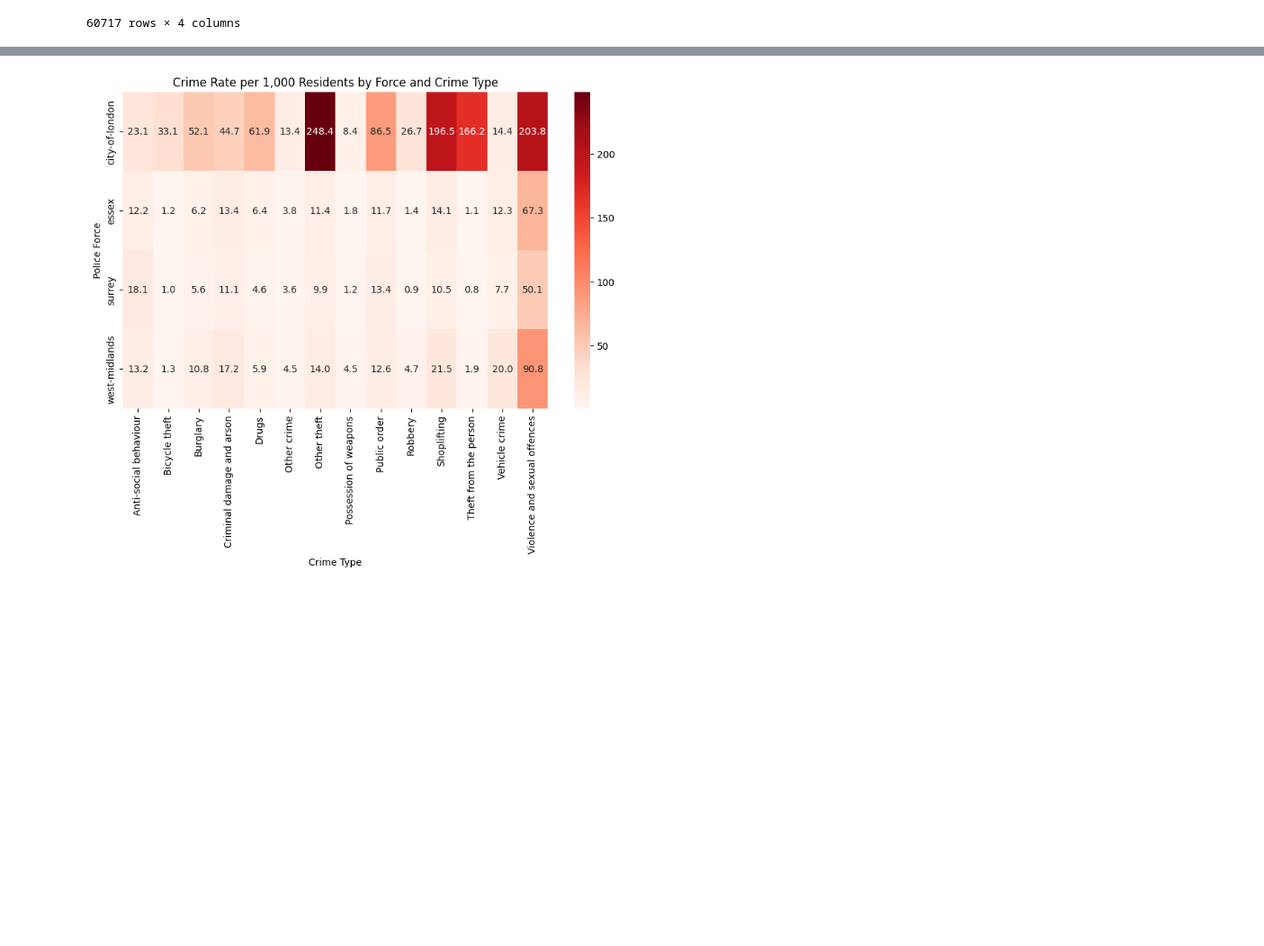
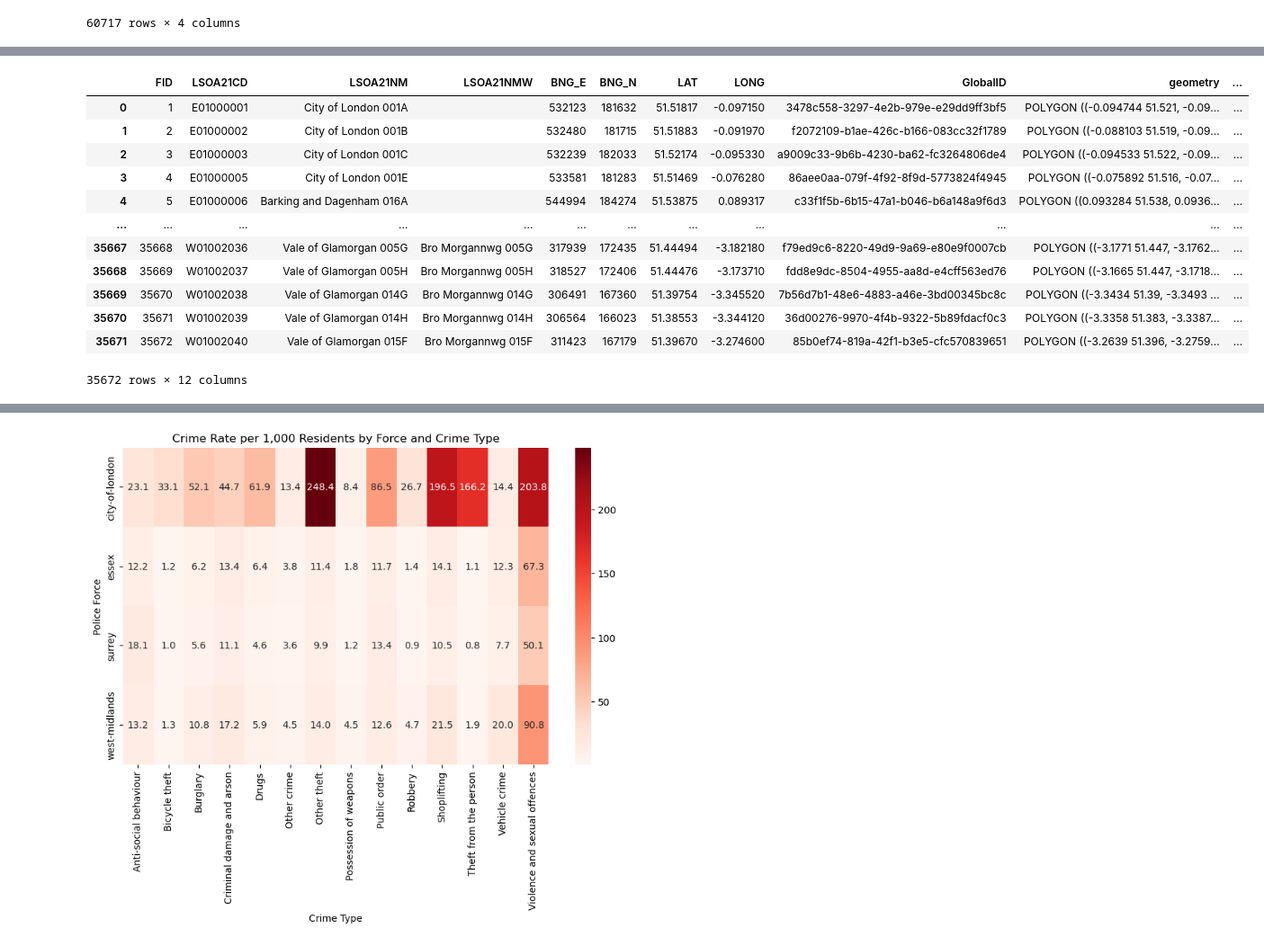
Before and after one commit to adck872/crime_data_analysis, a Jupyter notebook: analysis.ipynb, the cells around one changed output, grey strips where cells are left out. Shown at 90% size. Drawn from its saved outputs; the diff is of its cells as text; code cells hidden in the pictures; blank space fills up the shorter version.

```diff
--- a/analysis.ipynb
+++ b/analysis.ipynb
@@ -478,20 +466,8 @@ location_lsoa_summary
 | 60716 | west-midlands | On or near Zouche Close | Dudley 023A | 3 |
 60717 rows × 4 columns
 # %%
-import folium
-import json
+import geopandas as gpd
 
-m = folium.Map(location=[51.5, -0.1], zoom_start=10)
-
-folium.Choropleth(
-    geo_data="LSOA.geojson",
-    data=crime_lsoa,
-    columns=["LSOA code", "Crimes"],
-    key_on="feature.properties.LSOA11CD",
-    fill_color="YlOrRd",
-    fill_opacity=0.7,
-    line_opacity=0.2,
-).add_to(m)
-
-m
+lsoa = gpd.read_file("map-data/map.geojson")
+lsoa.head()
 # %% [output]
@@ -498,0 +516,28 @@ ModuleNotFoundError: No module named 'folium'
+# %%
+lsoa_summary = (
+    df.groupby("LSOA name")
+      .size()
+      .reset_index(name="Crime_count")
+)
+
+gdf = lsoa.merge(
+    lsoa_summary,
+    left_on="LSOA21NM",
+    right_on="LSOA name",
+    how="left"
+)
+gdf
+# %% [output]
+|  | FID | LSOA21CD | LSOA21NM | LSOA21NMW | BNG_E | BNG_N | LAT | LONG | GlobalID | geometry | ... |
+| 0 | 1 | E01000001 | City of London 001A |  | 532123 | 181632 | 51.51817 | -0.097150 | 3478c558-3297-4e2b-979e-e29dd9ff3bf5 | POLYGON ((-0.094744 51.521, -0.09... | ... |
+| 1 | 2 | E01000002 | City of London 001B |  | 532480 | 181715 | 51.51883 | -0.091970 | f2072109-b1ae-426c-b166-083cc32f1789 | POLYGON ((-0.088103 51.519, -0.09... | ... |
+| 2 | 3 | E01000003 | City of London 001C |  | 532239 | 182033 | 51.52174 | -0.095330 | a9009c33-9b6b-4230-ba62-fc3264806de4 | POLYGON ((-0.094533 51.522, -0.09... | ... |
+| 3 | 4 | E01000005 | City of London 001E |  | 533581 | 181283 | 51.51469 | -0.076280 | 86aee0aa-079f-4f92-8f9d-5773824f4945 | POLYGON ((-0.075892 51.516, -0.07... | ... |
+| 4 | 5 | E01000006 | Barking and Dagenham 016A |  | 544994 | 184274 | 51.53875 | 0.089317 | c33f1f5b-6b15-47a1-b046-b6a148a9f6d3 | POLYGON ((0.093284 51.538, 0.0936... | ... |
+| ... | ... | ... | ... | ... | ... | ... | ... | ... | ... | ... | ... |
+| 35667 | 35668 | W01002036 | Vale of Glamorgan 005G | Bro Morgannwg 005G | 317939 | 172435 | 51.44494 | -3.182180 | f79ed9c6-8220-49d9-9a69-e80e9f0007cb | POLYGON ((-3.1771 51.447, -3.1762... | ... |
+| 35668 | 35669 | W01002037 | Vale of Glamorgan 005H | Bro Morgannwg 005H | 318527 | 172406 | 51.44476 | -3.173710 | fdd8e9dc-8504-4955-aa8d-e4cff563ed76 | POLYGON ((-3.1665 51.447, -3.1718... | ... |
+| 35669 | 35670 | W01002038 | Vale of Glamorgan 014G | Bro Morgannwg 014G | 306491 | 167360 | 51.39754 | -3.345520 | 7b56d7b1-48e6-4883-a46e-3bd00345bc8c | POLYGON ((-3.3434 51.39, -3.3493 ... | ... |
+| 35670 | 35671 | W01002039 | Vale of Glamorgan 014H | Bro Morgannwg 014H | 306564 | 166023 | 51.38553 | -3.344120 | 36d00276-9970-4f4b-9322-5b89fdacf0c3 | POLYGON ((-3.3358 51.383, -3.3387... | ... |
+| 35671 | 35672 | W01002040 | Vale of Glamorgan 015F | Bro Morgannwg 015F | 311423 | 167179 | 51.39670 | -3.274600 | 85b0ef74-819a-42f1-b3e5-cfc570839651 | POLYGON ((-3.2639 51.396, -3.2759... | ... |
+35672 rows × 12 columns
```
Also changed, not shown: parts of 16 cells of this notebook.
